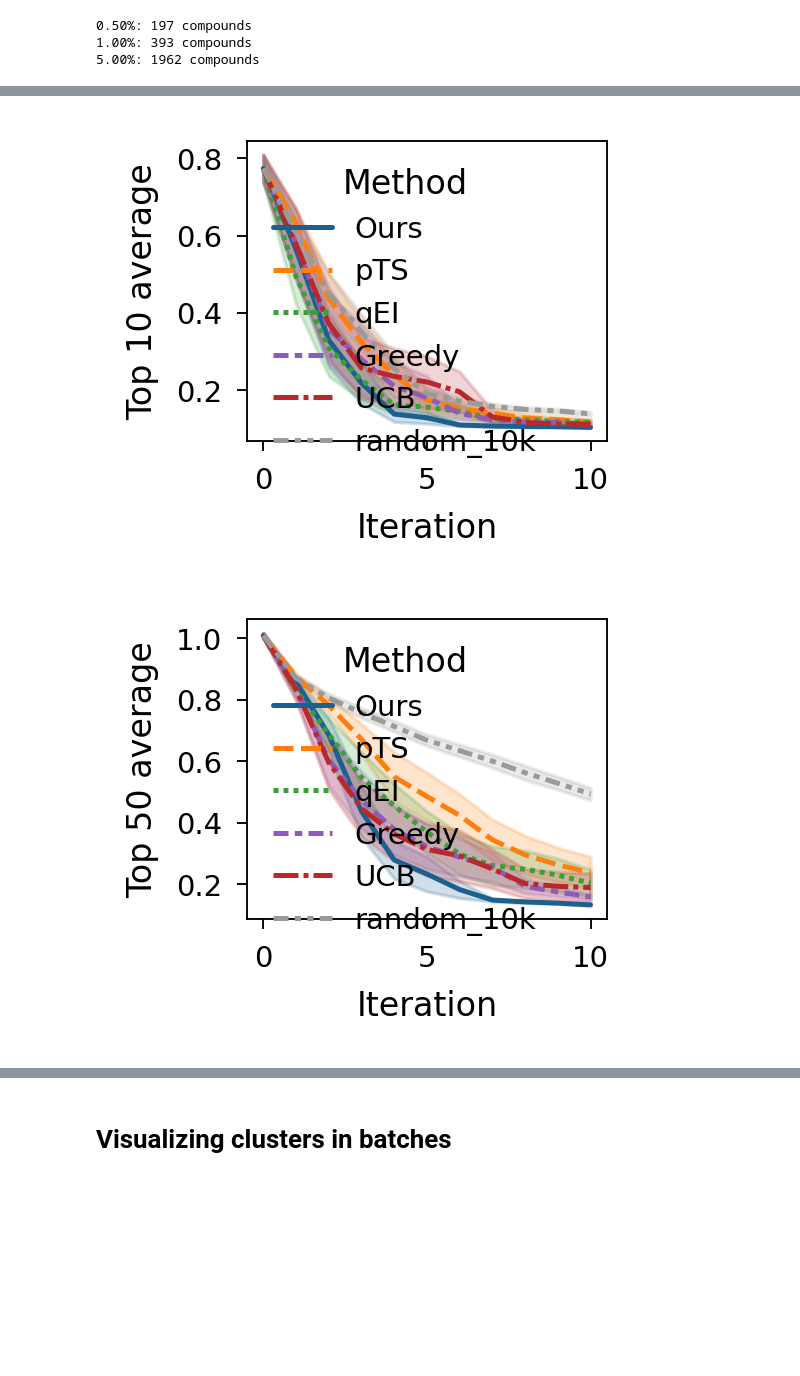
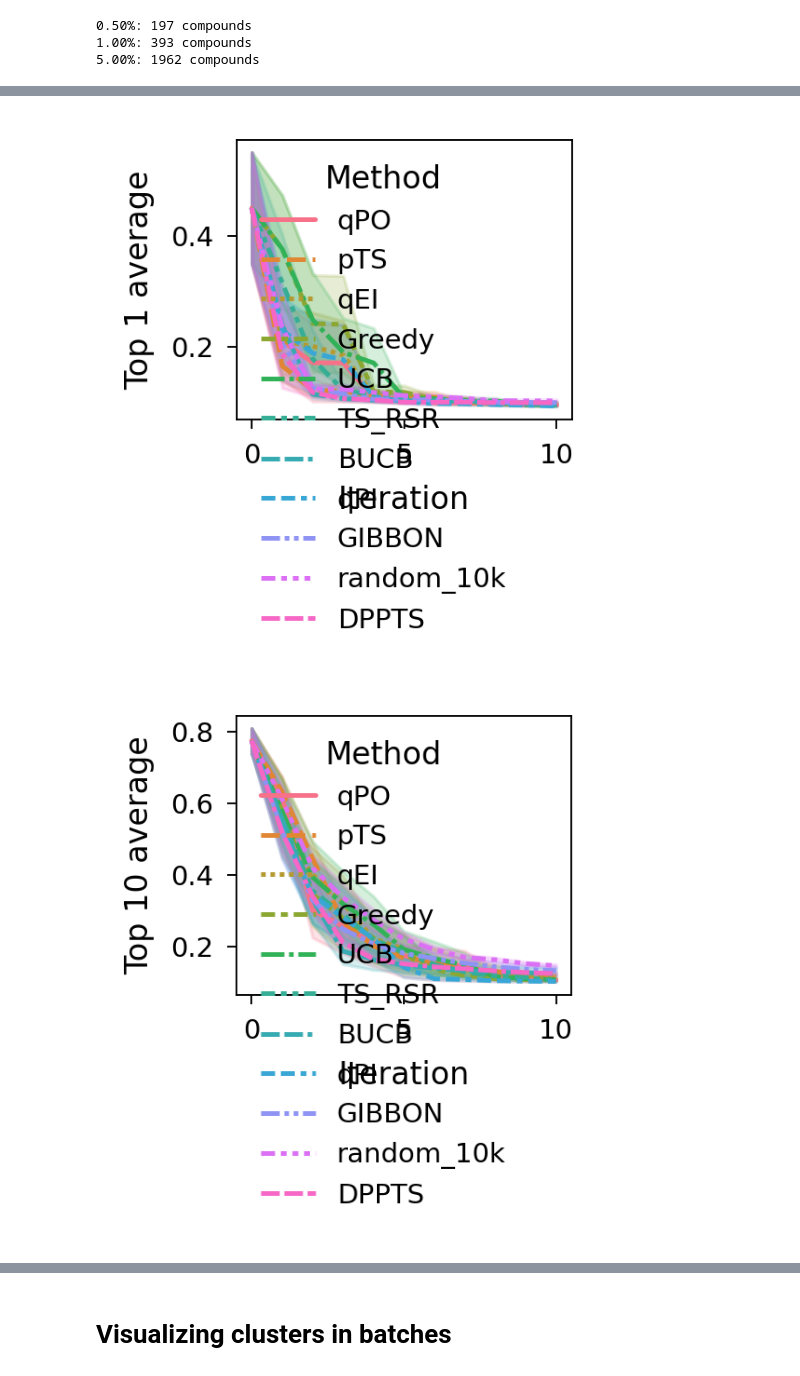
Before and after one commit to jenna-fromer/qPO, a Jupyter notebook: figures/figures.ipynb, the cells around one changed output, grey strips where cells are left out. Saved outputs shown, nothing was run; the diff lists cells and outputs as text; code cells hidden in the pictures; blank space fills up the shorter version.

```diff
--- a/figures/figures.ipynb
+++ b/figures/figures.ipynb
@@ -96,5 +138,5 @@ for kk, kkN in zip(k, kN):
 # %%
-result_dir = Path('../results')
+result_dir = Path('../results_threshold')
 
 storage = []
 for file in result_dir.rglob('wong_antibiotics*.json'):
@@ -124,3 +287,13 @@ data = pd.DataFrame(storage).sort_values(by='Method', key=lambda x: x.map(method
+# %%
+for entry in run_times:
+    method_df = data.loc[(data['Method']==entry['Method']) & (data['Iteration']==10)]
+    entry['Total run time (Antibiotics)'] = f'{np.mean(method_df["Cumulative run time"]):0.0f} $\pm$ {scipy.stats.sem(method_df["Cumulative run time"]):0.0f}'
+
+run_times_df = pd.DataFrame(run_times)
+run_times_df.head(20)
+run_times_table = run_times_df.to_latex(escape=False, index=False, multicolumn_format='c')
+with open('run_times.txt', 'w') as f:
+    f.write(run_times_table)
 # %%
 fig_dir = Path('antibiotics')
 fig_dir.mkdir(exist_ok=True, parents=True)
@@ -128,3 +301,24 @@ fig_dir.mkdir(exist_ok=True, parents=True)
 latex = plot_utils.df_to_latex(data=data)
 with open(fig_dir / 'table.txt', 'w') as f:
     f.write(latex)
+
+columns = ['Method',  'Iteration', 'Top 10 ave', 'Top 100 ave', 'Fraction top 0.50%', 'Fraction top 1.00%', 'Cumulative Regret']
+latex = plot_utils.df_to_latex(data=data, iters=[5, 10], columns=columns)
+with open(fig_dir / 'table_select_iters.txt', 'w') as f:
+    f.write(latex)
+# %%
+plot_methods = ['qPO', 'TS_RSR', 'UCB', 'qPI', 'pTS', 'Greedy']
+
+for kk, kkN in zip(k, kN):
+    if kk != 0.005:
+        continue
+    fig, ax = plt.subplots(1,1)
+
+    data_plot = data.loc[data['Method'].isin(plot_methods)]
+    sns.lineplot(
+        data=data_plot, x='Iteration', y=f'Fraction top {100*kk:0.2f}%',
+        hue='Method', style='Method', palette=plot_utils.method_colors,
+        ax=ax, errorbar=("se", 1))
+    ax.set_ylabel(f'Fraction of top {100*kk:0.2f}%')
+    plot_utils.set_size(w=2, h=1.2, ax=ax)
+    fig.savefig(fig_dir / f'fraction_true_top_{kk}.pdf', bbox_inches='tight', transparent=True)
@@ -131,23 +327,25 @@ with open(fig_dir / 'table.txt', 'w') as f:
 # %%
-for kk in [10, 50, 100]:
+for kk in [1, 10, 50, 100]:
     fig, ax = plt.subplots(1,1)
     sns.lineplot(
         data=data, x='Iteration', y=f'Top {kk} ave',
         hue='Method', style='Method',
-        ax=ax, palette=plot_utils.method_colors, errorbar=('se',1))
+        ax=ax, # palette=plot_utils.method_colors,
+        errorbar=('se',1))
     ax.set_ylabel(f'Top {kk} average')
     plot_utils.set_size(w=1.2, h=1, ax=ax)
     fig.savefig(fig_dir / f'top_{kk}_average.pdf', bbox_inches='tight', transparent=True)
 
 for kk, kkN in zip(k, kN):
     fig, ax = plt.subplots(1,1)
     sns.lineplot(
         data=data, x='Iteration', y=f'Fraction top {100*kk:0.2f}%',
         hue='Method', style='Method',
-        ax=ax, palette=plot_utils.method_colors, errorbar=("se", 1))
+        ax=ax,  # palette=plot_utils.method_colors,
+        errorbar=("se", 1))
     ax.set_ylabel(f'Fraction of top {100*kk:0.2f}%')
     plot_utils.set_size(w=1.2, h=1, ax=ax)
     fig.savefig(fig_dir / f'fraction_true_top_{kk}.pdf', bbox_inches='tight', transparent=True)
 # %% [output]
-[figure, old version]
+[figure, new version]
-[figure, old version]
+[figure, new version]
```
Also changed, not shown: parts of 22 cells of this notebook, 1 other file.
